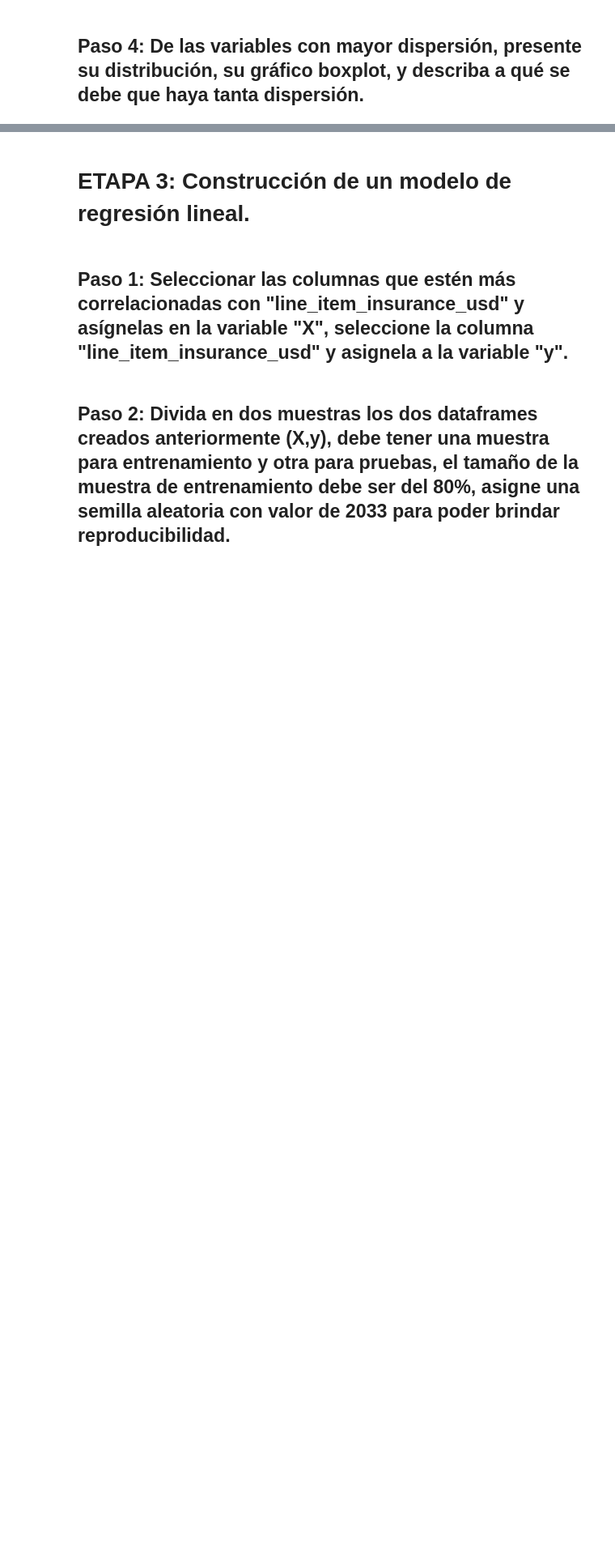
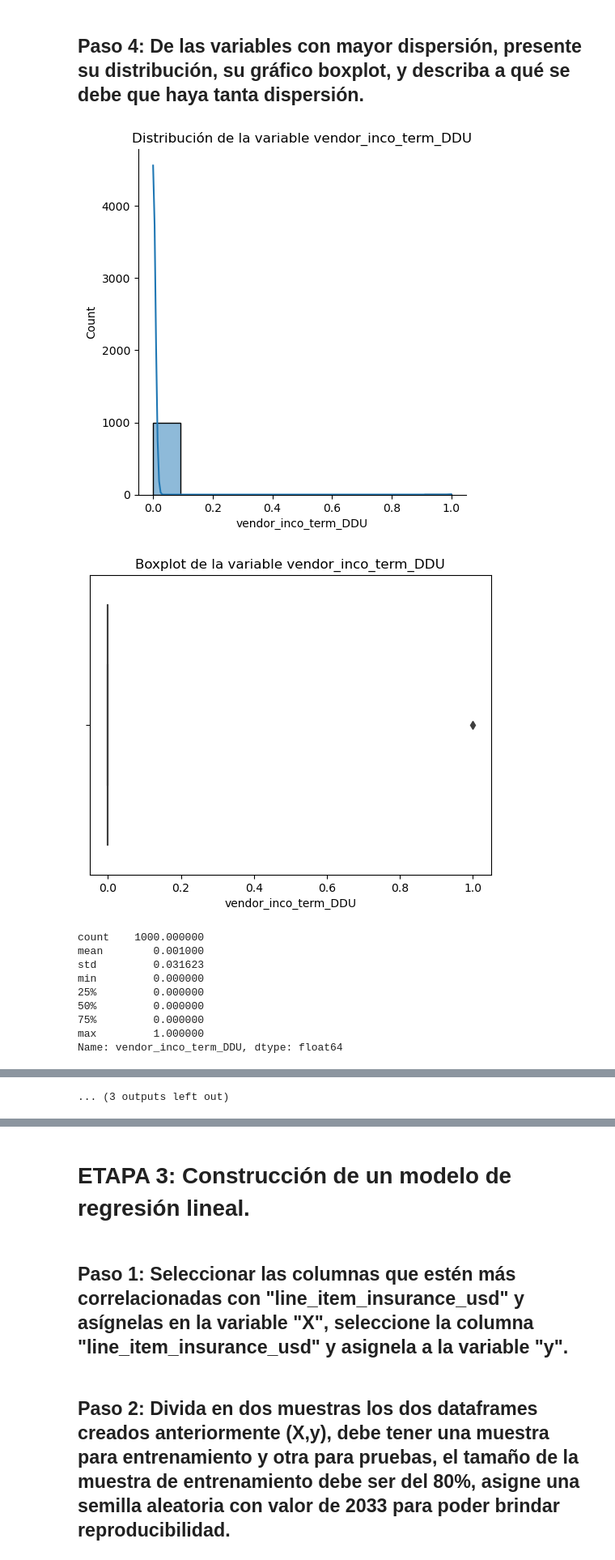
Before and after one commit to alan19720/proyecto2, a Jupyter notebook: Instrucciones_Proyecto_EDA-Regresión-Hipótesis.ipynb, the cells around one changed output, grey strips where cells are left out. Shown at 81% size. Cells and saved outputs as stored; diff of their text form; code cells hidden in the pictures; blank space fills up the shorter version.

Commit message:
se_me_olvido_hacer_commit

```diff
--- a/Instrucciones_Proyecto_EDA-Regresión-Hipótesis.ipynb
+++ b/Instrucciones_Proyecto_EDA-Regresión-Hipótesis.ipynb
@@ -235,0 +261,7 @@ dtype: int64
+# %%
+# Obtenemos las columnas de tipo objeto
+columnas = df_nuevo.select_dtypes(include=['object']).columns
+
+# Mosstramos los valores únicos que pueden tomar las columnas de tipo objeto
+for col in columnas:
+    print("valores",col,df_nuevo[col].nunique())
@@ -235,0 +323,5 @@ dtype: int64
+# %%
+# Reemplazamos True por 1 y False por 0 en todo el DataFrame para hacerlo numerico al 100%
+df_nuevo = df_nuevo.replace({True: 1, False: 0})
+
+display(df_nuevo)
@@ -236,4 +342,10 @@ dtype: int64
 # %% [markdown]
 ## Paso 3: Utilice el coeficiente de variación para determinar qué columnas (variables) numéricas tienen mayor dispersión.
 # %%
-# Su código aquí.
+# Calculamos el coeficiente de variación para cada columna
+coef_var = df_nuevo.apply(lambda x: x.std() / x.mean())
+
+# Ordenamos los resultados en orden descendente para identificar las columnas con mayor dispersión
+coef_var_sorted = coef_var.sort_values(ascending=False)
+
+display(coef_var_sorted)
@@ -240,4 +370,30 @@ dtype: int64
 # %% [markdown]
 ## Paso 4: De las variables con mayor dispersión, presente su distribución, su gráfico boxplot, y describa a qué se debe que haya tanta dispersión.
 # %%
-# Su código aquí.
+# Seleccionamos las dos primeras columnas con mayor dispersión
+variables_mayor_dispersion = coef_var_sorted.head(5).index
+
+# Visualizamos la distribución y el boxplot de las variables con mayor dispersión
+for var in variables_mayor_dispersion:
+    sns.displot(df_nuevo[var], kde=True)
+    plt.title(f'Distribución de la variable {var}')
+    plt.show()
+
+    sns.boxplot(x=df_nuevo[var])
+    plt.title(f'Boxplot de la variable {var}')
+    plt.show()
+
+    # Imprimimos estadísticas descriptivas
+    print(df_nuevo[var].describe())
+# %% [output]
+[figure, added]
+[figure, added]
+count    1000.000000
+mean        0.001000
+std         0.031623
+min         0.000000
+25%         0.000000
+50%         0.000000
+75%         0.000000
+max         1.000000
+Name: vendor_inco_term_DDU, dtype: float64
@@ -243,0 +433 @@ dtype: int64
+... (3 outputs left out)
```
Also changed, not shown: parts of 22 cells of this notebook.
